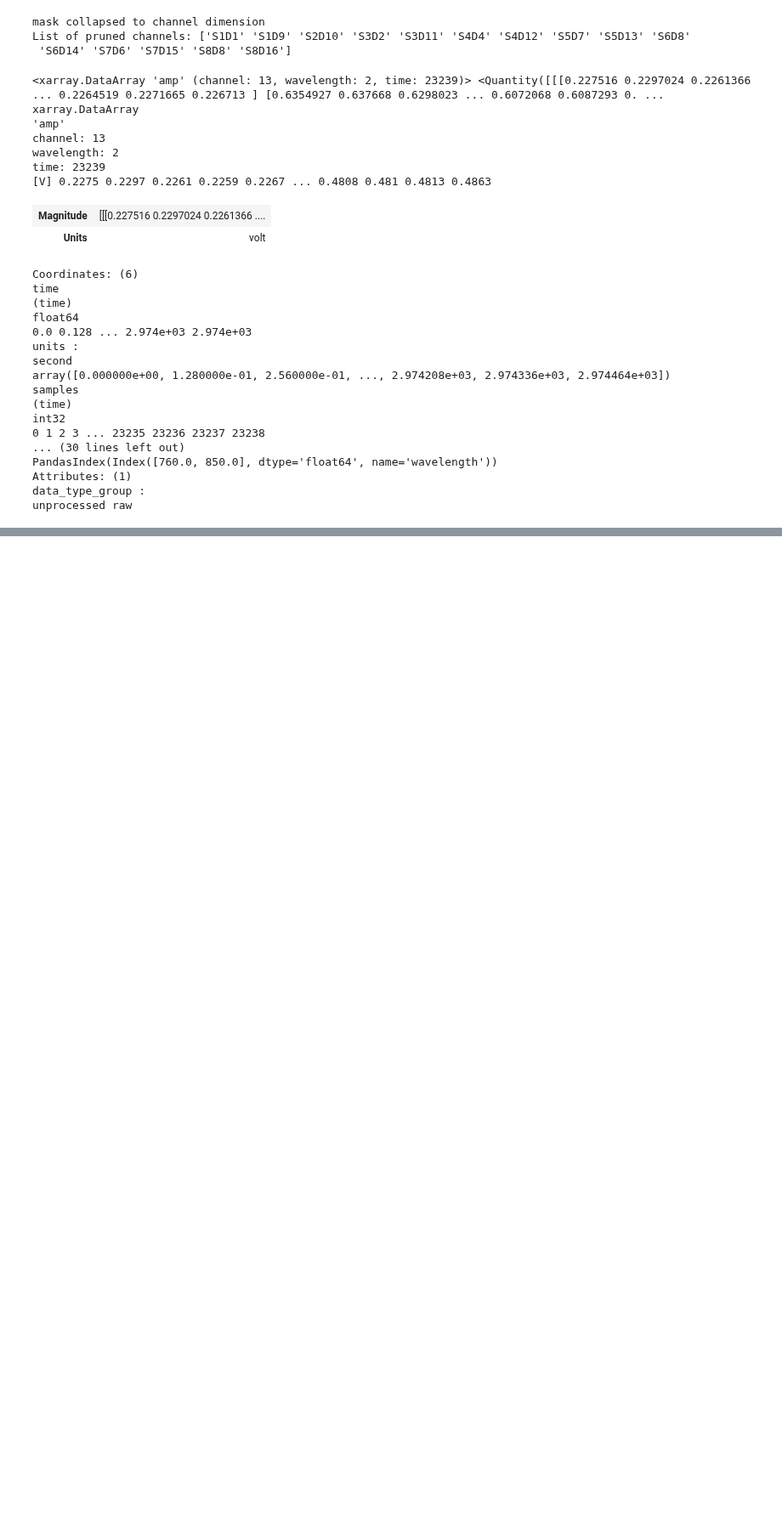
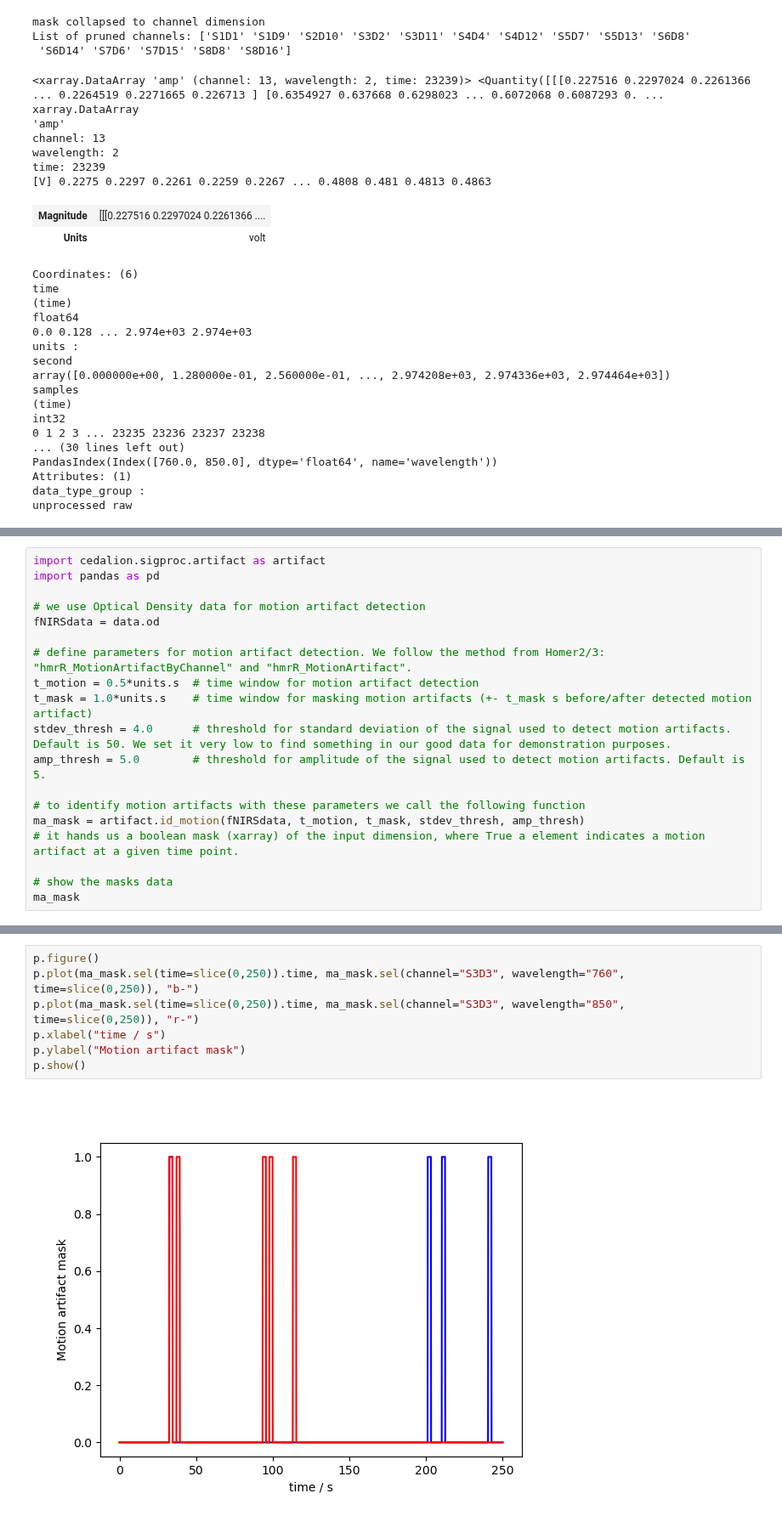
Before and after one commit to ibs-lab/cedalion, a Jupyter notebook: examples/pruning_and_motion_artifacts.ipynb, the cells around one changed output, grey strips where cells are left out. Shown at 85% size. Drawn from its saved outputs; the diff is of its cells as text; blank space fills up the shorter version.

Commit message:
cumulative: finalized motion artifact detection

```diff
--- a/examples/pruning_and_motion_artifacts.ipynb
+++ b/examples/pruning_and_motion_artifacts.ipynb
@@ -332,0 +276,19 @@ p.show()
+# %%
+import cedalion.sigproc.artifact as artifact
+import pandas as pd
+
+# we use Optical Density data for motion artifact detection
+fNIRSdata = data.od
+
+# define parameters for motion artifact detection. We follow the method from Homer2/3: "hmrR_MotionArtifactByChannel" and "hmrR_MotionArtifact".
+t_motion = 0.5*units.s  # time window for motion artifact detection
+t_mask = 1.0*units.s    # time window for masking motion artifacts (+- t_mask s before/after detected motion artifact)
+stdev_thresh = 4.0      # threshold for standard deviation of the signal used to detect motion artifacts. Default is 50. We set it very low to find something in our good data for demonstration purposes.
+amp_thresh = 5.0        # threshold for amplitude of the signal used to detect motion artifacts. Default is 5.
+
+# to identify motion artifacts with these parameters we call the following function
+ma_mask = artifact.id_motion(fNIRSdata, t_motion, t_mask, stdev_thresh, amp_thresh)
+# it hands us a boolean mask (xarray) of the input dimension, where True a element indicates a motion artifact at a given time point.
+
+# show the masks data
+ma_mask
@@ -332,0 +318,9 @@ p.show()
+# %%
+p.figure()
+p.plot(ma_mask.sel(time=slice(0,250)).time, ma_mask.sel(channel="S3D3", wavelength="760", time=slice(0,250)), "b-")
+p.plot(ma_mask.sel(time=slice(0,250)).time, ma_mask.sel(channel="S3D3", wavelength="850", time=slice(0,250)), "r-")
+p.xlabel("time / s")
+p.ylabel("Motion artifact mask")
+p.show()
+# %% [output]
+[figure, added]
```
Also changed, not shown: parts of 16 cells of this notebook, 3 other files.
